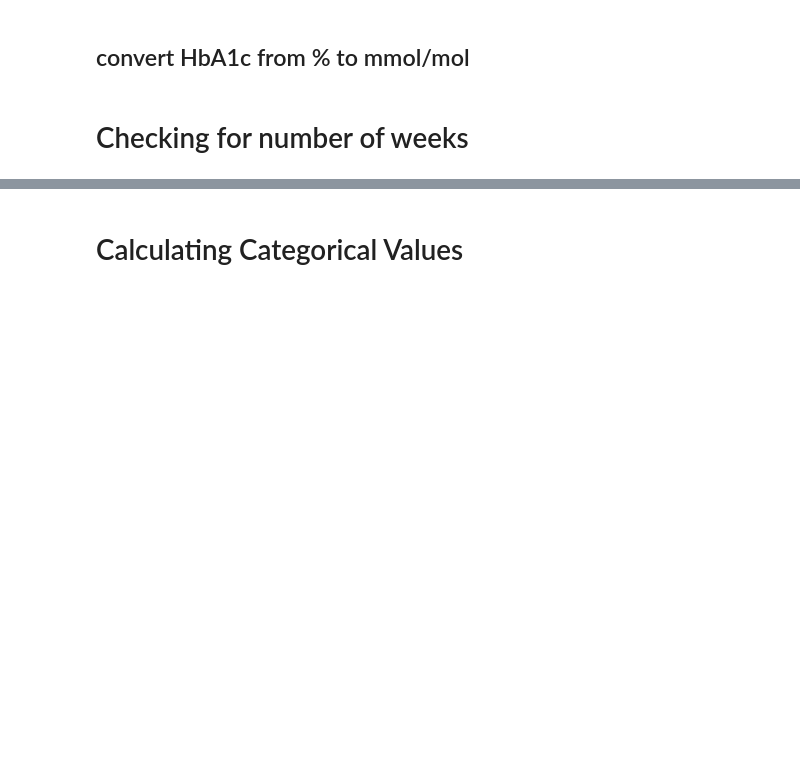
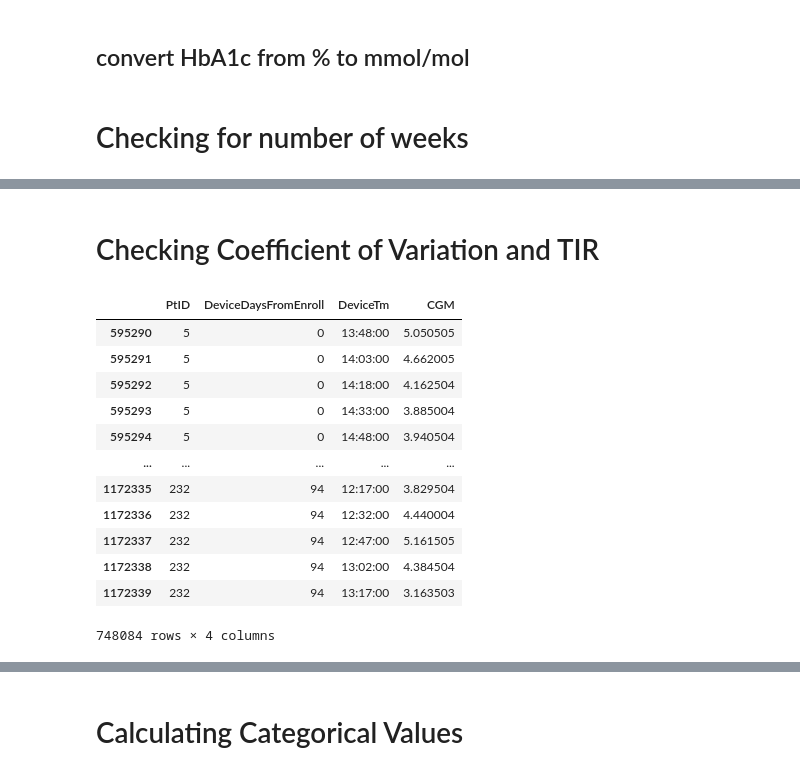
Before and after one commit to hulmanlab/jchr_racial_diff, a Jupyter notebook: scripts/0_baseline_table.ipynb, the cells around one changed output, grey strips where cells are left out. Drawn from its saved outputs; the diff is of its cells as text; code cells hidden in the pictures; blank space fills up the shorter version.

```diff
--- a/scripts/0_baseline_table.ipynb
+++ b/scripts/0_baseline_table.ipynb
@@ -214,0 +231,18 @@ plt.show()
+# %% [markdown]
+# Checking Coefficient of Variation and TIR
+# %%
+df_cgm
+# %% [output]
+|  | PtID | DeviceDaysFromEnroll | DeviceTm | CGM |
+| 595290 | 5 | 0 | 13:48:00 | 5.050505 |
+| 595291 | 5 | 0 | 14:03:00 | 4.662005 |
+| 595292 | 5 | 0 | 14:18:00 | 4.162504 |
+| 595293 | 5 | 0 | 14:33:00 | 3.885004 |
+| 595294 | 5 | 0 | 14:48:00 | 3.940504 |
+| ... | ... | ... | ... | ... |
+| 1172335 | 232 | 94 | 12:17:00 | 3.829504 |
+| 1172336 | 232 | 94 | 12:32:00 | 4.440004 |
+| 1172337 | 232 | 94 | 12:47:00 | 5.161505 |
+| 1172338 | 232 | 94 | 13:02:00 | 4.384504 |
+| 1172339 | 232 | 94 | 13:17:00 | 3.163503 |
+748084 rows × 4 columns
```
Also changed, not shown: parts of 6 cells of this notebook, 2 other files.
